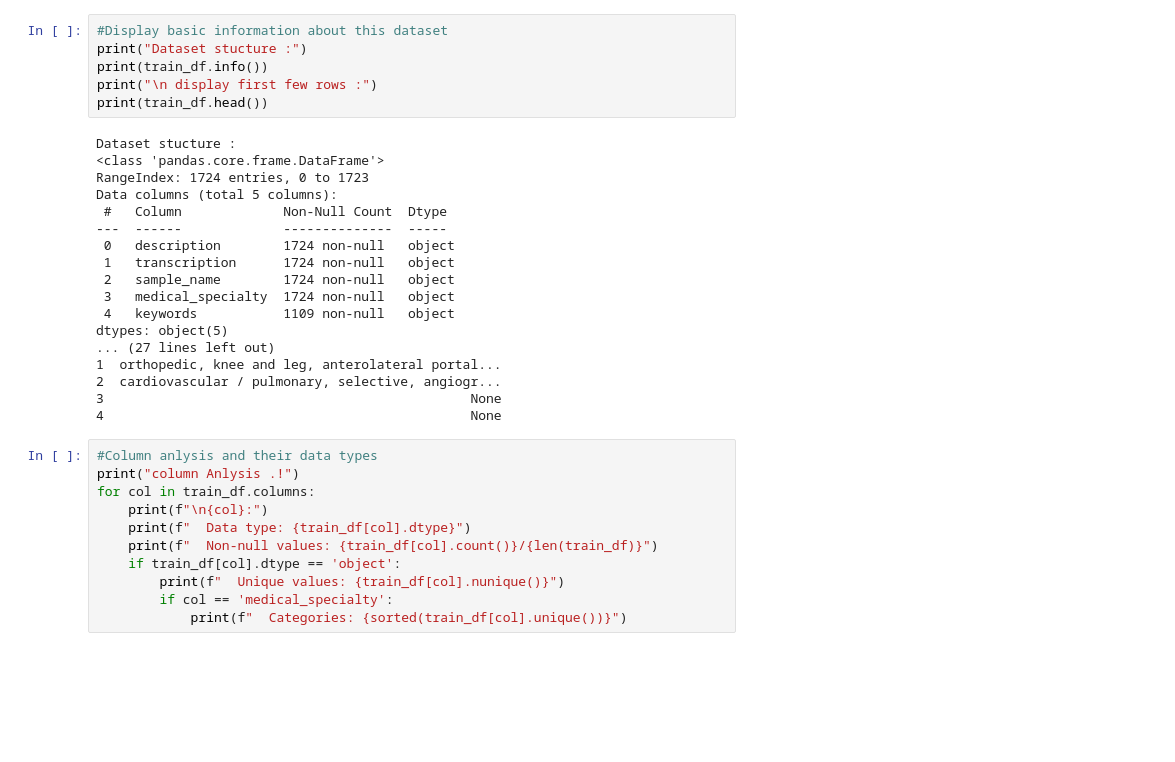
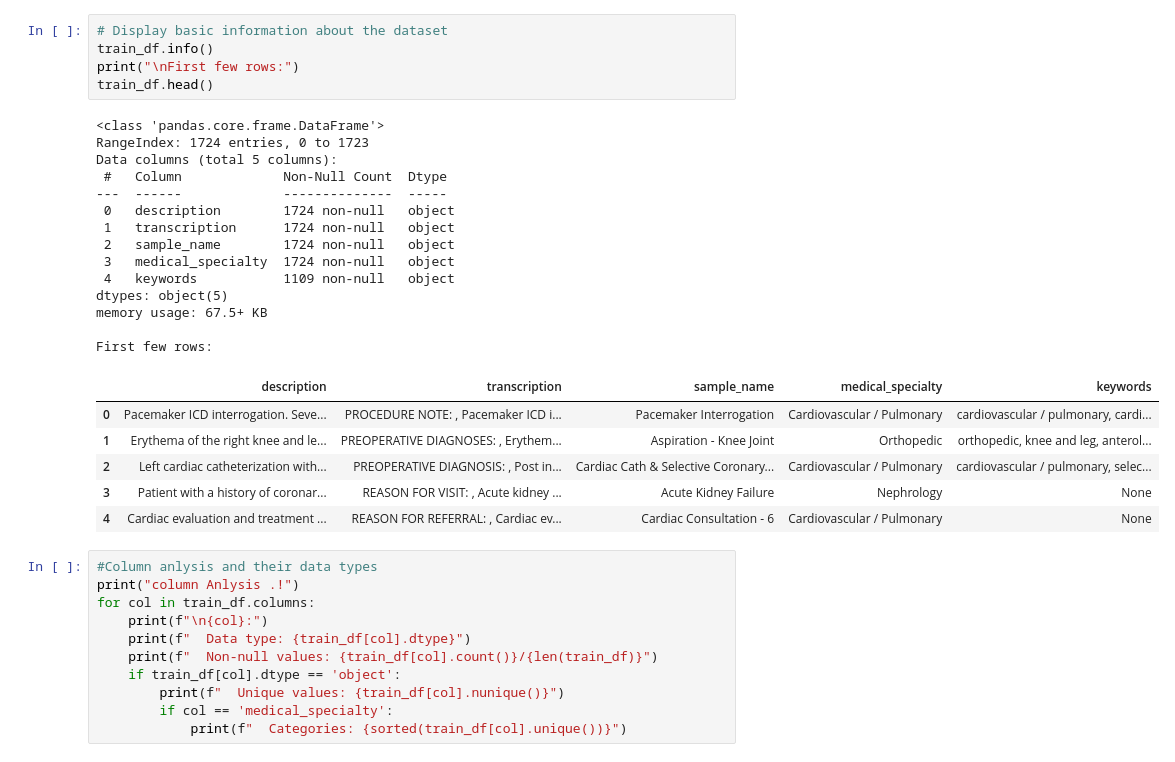
Before and after one commit to Forge25/MedArchive-Solutions-Classification-System, a Jupyter notebook: notebooks/1_eda_and_preprocessing.ipynb, the cells around one changed output. Saved outputs shown, nothing was run; the diff lists cells and outputs as text; blank space fills up the shorter version.

```diff
--- a/notebooks/1_eda_and_preprocessing.ipynb
+++ b/notebooks/1_eda_and_preprocessing.ipynb
@@ -58,27 +41,29 @@ Total sets:2464
 # %%
-#Display basic information about this dataset
-print("Dataset stucture :")
-print(train_df.info())
-print("\n display first few rows :")
-print(train_df.head())
+# Display basic information about the dataset
+train_df.info()
+print("\nFirst few rows:")
+train_df.head()
 # %% [output]
-Dataset stucture :
 <class 'pandas.core.frame.DataFrame'>
 RangeIndex: 1724 entries, 0 to 1723
 Data columns (total 5 columns):
  #   Column             Non-Null Count  Dtype
 ---  ------             --------------  -----
  0   description        1724 non-null   object
  1   transcription      1724 non-null   object
  2   sample_name        1724 non-null   object
  3   medical_specialty  1724 non-null   object
  4   keywords           1109 non-null   object
 dtypes: object(5)
-... (27 lines left out)
-1  orthopedic, knee and leg, anterolateral portal...
-2  cardiovascular / pulmonary, selective, angiogr...
-3                                               None
-4                                               None
+memory usage: 67.5+ KB
+
+First few rows:
+|  | description | transcription | sample_name | medical_specialty | keywords |
+| 0 | Pacemaker ICD interrogation. Seve... | PROCEDURE NOTE: , Pacemaker ICD i... | Pacemaker Interrogation | Cardiovascular / Pulmonary | cardiovascular / pulmonary, cardi... |
+| 1 | Erythema of the right knee and le... | PREOPERATIVE DIAGNOSES: , Erythem... | Aspiration - Knee Joint | Orthopedic | orthopedic, knee and leg, anterol... |
+| 2 | Left cardiac catheterization with... | PREOPERATIVE DIAGNOSIS: , Post in... | Cardiac Cath & Selective Coronary... | Cardiovascular / Pulmonary | cardiovascular / pulmonary, selec... |
+| 3 | Patient with a history of coronar... | REASON FOR VISIT: , Acute kidney ... | Acute Kidney Failure | Nephrology | None |
+| 4 | Cardiac evaluation and treatment ... | REASON FOR REFERRAL: , Cardiac ev... | Cardiac Consultation - 6 | Cardiovascular / Pulmonary | None |
 # %%
 #Column anlysis and their data types
 print("column Anlysis .!")
```
Also changed, not shown: parts of 7 cells of this notebook, 10 other files.
